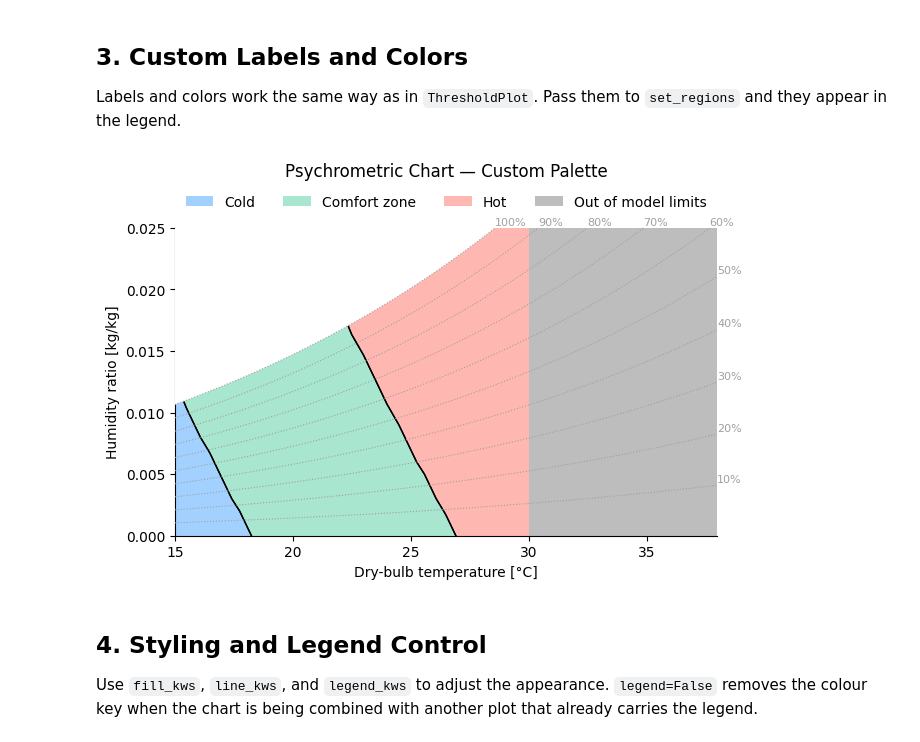
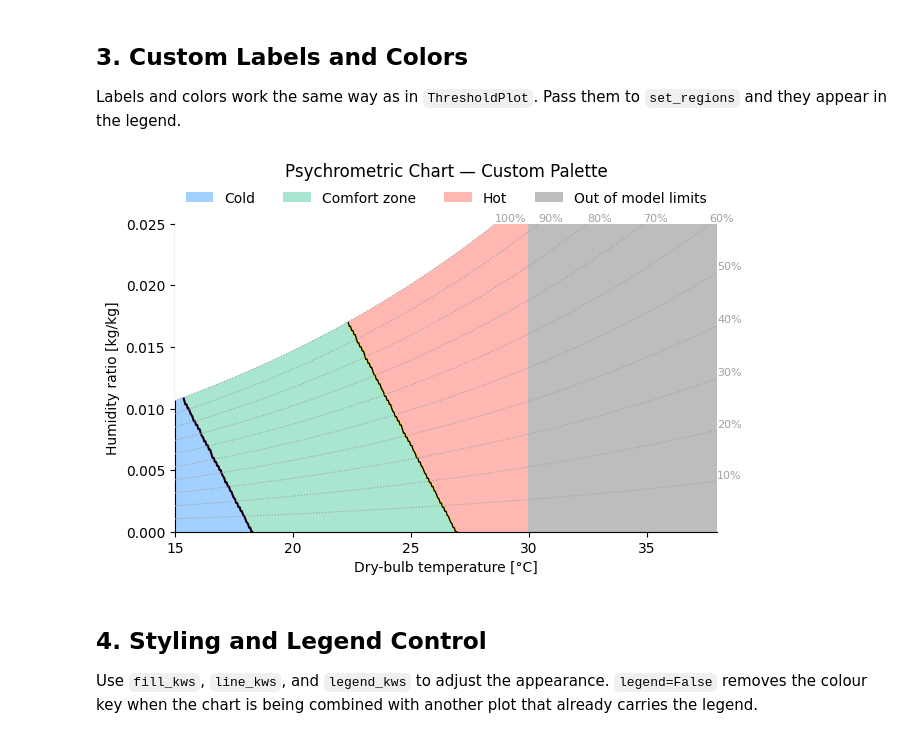
Before and after one commit to pythermalcomfort/pythermalcomfort, a Jupyter notebook: docs/documentation/plots/matplotlib/psychrometric_plot.ipynb, the cells around one changed output. Drawn from its saved outputs; the diff is of its cells as text; code cells hidden in the pictures.

```diff
--- a/docs/documentation/plots/matplotlib/psychrometric_plot.ipynb
+++ b/docs/documentation/plots/matplotlib/psychrometric_plot.ipynb
@@ -67,22 +67,22 @@ Labels and colors work the same way as in `ThresholdPlot`. Pass them to `set_reg
 # %%
 psy_custom = (
     PsychrometricPlot(pmv_ppd_iso)
-    .set_x_axis("tdb", 15.0, 38.0, resolution=0.5)
+    .set_x_axis("tdb", 15.0, 38.0, resolution=0.05)
     .set_y_axis("hr", 0.0, 0.025, resolution=0.001)
     .set_params(vr=0.15, met=1.4, clo=0.7, tr=25.0)
     .set_regions(
         output="pmv",
         thresholds=[-0.5, 0.5],
         labels=["Cold", "Comfort zone", "Hot"],
         colors=["#A3D1FF", "#A8E6CF", "#FFB7B2"],
     )
     .plot(title="Psychrometric Chart — Custom Palette")
 )
 psy_custom.ax.set_xlabel("Dry-bulb temperature [°C]")
 psy_custom.ax.set_ylabel("Humidity ratio [kg/kg]")
 plt.show()
 # %% [output]
-[figure, old version]
+[figure, new version]
 # %% [markdown]
 ## 4. Styling and Legend Control
 
```
Also changed, not shown: parts of 4 cells of this notebook, 3 other files.
